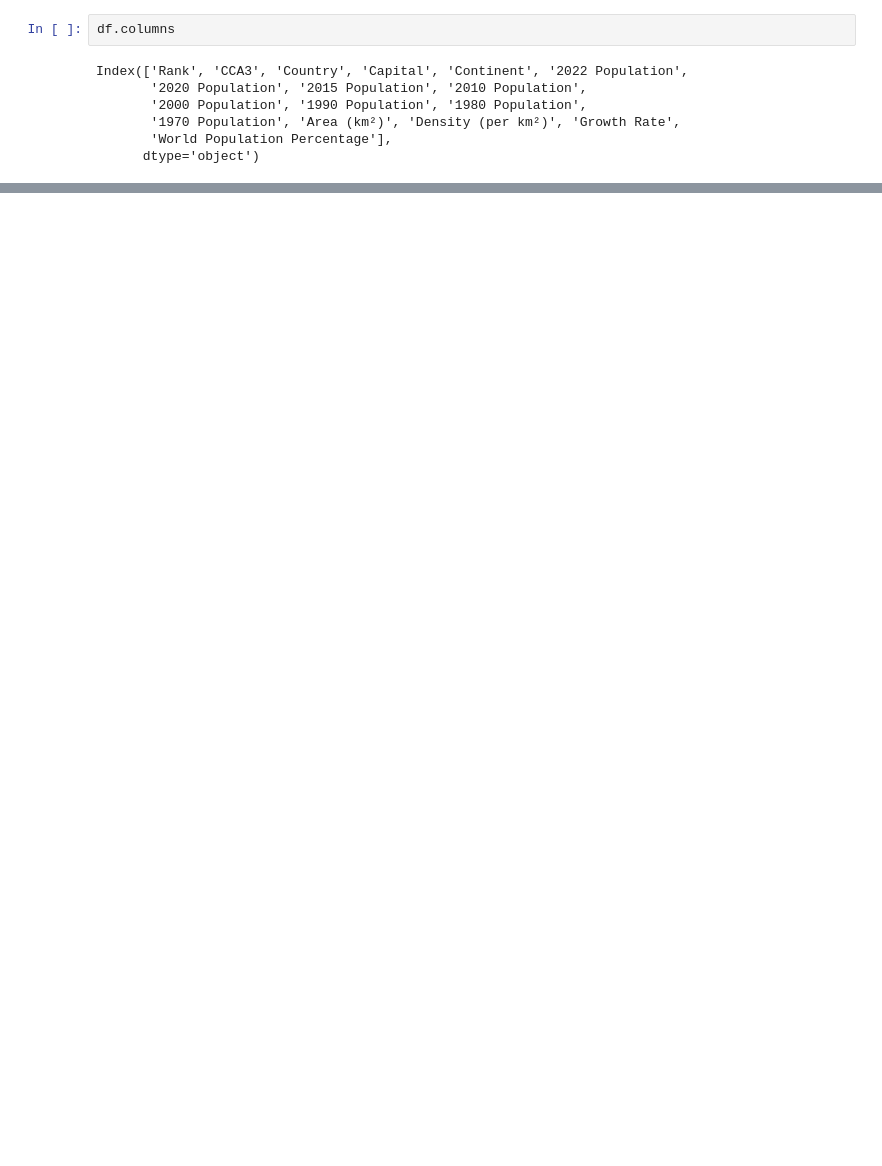
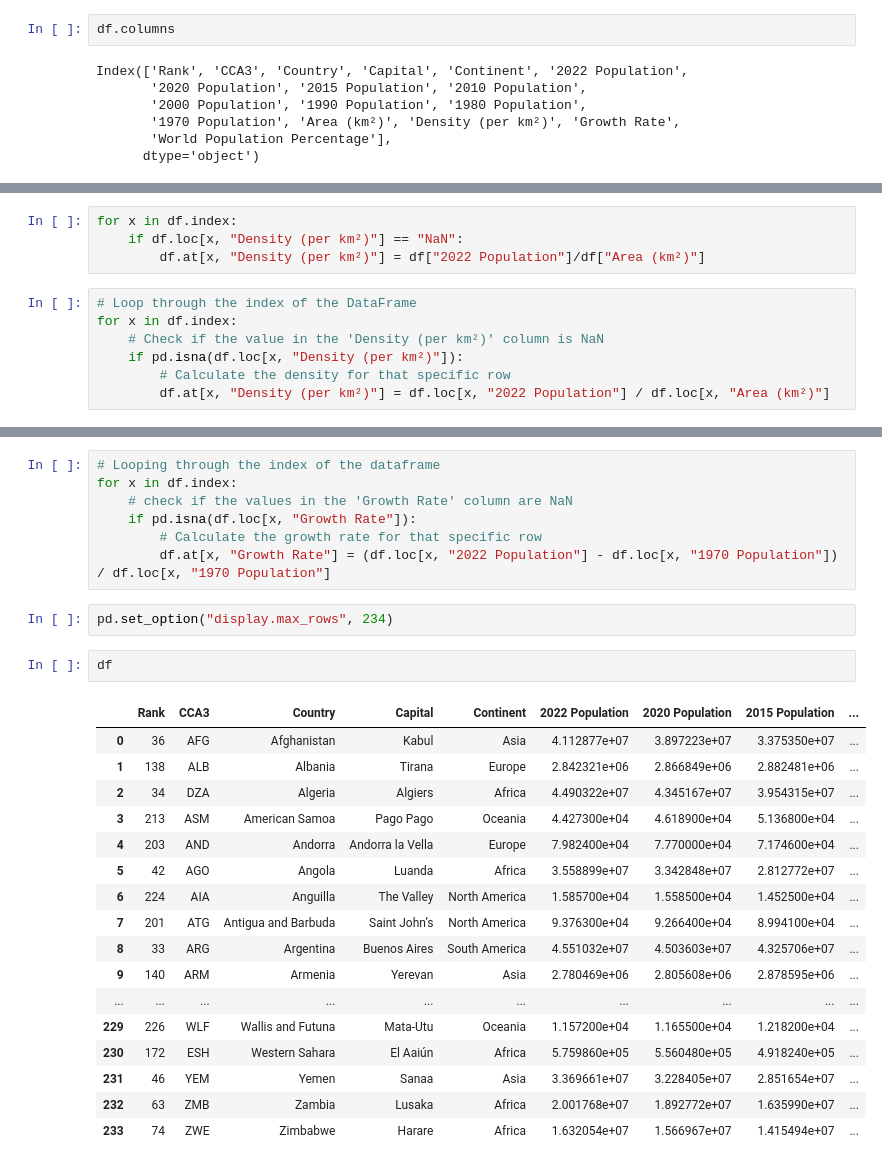
Before and after one commit to Octo-Data-Scientist/Data-Analysis, a Jupyter notebook: World Population/world_population.ipynb, the cells around one changed output, grey strips where cells are left out. Cells and saved outputs as stored; diff of their text form; blank space fills up the shorter version.

Commit message:
fill null values in area, density and growth rate

```diff
--- a/World Population/world_population.ipynb
+++ b/World Population/world_population.ipynb
@@ -207,0 +210,11 @@ Index(['Rank', 'CCA3', 'Country', 'Capital', 'Continent', '2022 Population',
+# %%
+for x in df.index:
+    if df.loc[x, "Density (per km²)"] == "NaN":
+        df.at[x, "Density (per km²)"] = df["2022 Population"]/df["Area (km²)"]
+# %%
+# Loop through the index of the DataFrame
+for x in df.index:
+    # Check if the value in the 'Density (per km²)' column is NaN
+    if pd.isna(df.loc[x, "Density (per km²)"]):
+        # Calculate the density for that specific row
+        df.at[x, "Density (per km²)"] = df.loc[x, "2022 Population"] / df.loc[x, "Area (km²)"]
@@ -207,0 +227,29 @@ Index(['Rank', 'CCA3', 'Country', 'Capital', 'Continent', '2022 Population',
+# %%
+# Looping through the index of the dataframe
+for x in df.index:
+    # check if the values in the 'Growth Rate' column are NaN
+    if pd.isna(df.loc[x, "Growth Rate"]):
+        # Calculate the growth rate for that specific row
+        df.at[x, "Growth Rate"] = (df.loc[x, "2022 Population"] - df.loc[x, "1970 Population"]) / df.loc[x, "1970 Population"]
+# %%
+pd.set_option("display.max_rows", 234)
+# %%
+df
+# %% [output]
+|  | Rank | CCA3 | Country | Capital | Continent | 2022 Population | 2020 Population | 2015 Population | ... |
+| 0 | 36 | AFG | Afghanistan | Kabul | Asia | 4.112877e+07 | 3.897223e+07 | 3.375350e+07 | ... |
+| 1 | 138 | ALB | Albania | Tirana | Europe | 2.842321e+06 | 2.866849e+06 | 2.882481e+06 | ... |
+| 2 | 34 | DZA | Algeria | Algiers | Africa | 4.490322e+07 | 4.345167e+07 | 3.954315e+07 | ... |
+| 3 | 213 | ASM | American Samoa | Pago Pago | Oceania | 4.427300e+04 | 4.618900e+04 | 5.136800e+04 | ... |
+| 4 | 203 | AND | Andorra | Andorra la Vella | Europe | 7.982400e+04 | 7.770000e+04 | 7.174600e+04 | ... |
+| 5 | 42 | AGO | Angola | Luanda | Africa | 3.558899e+07 | 3.342848e+07 | 2.812772e+07 | ... |
+| 6 | 224 | AIA | Anguilla | The Valley | North America | 1.585700e+04 | 1.558500e+04 | 1.452500e+04 | ... |
+| 7 | 201 | ATG | Antigua and Barbuda | Saint John’s | North America | 9.376300e+04 | 9.266400e+04 | 8.994100e+04 | ... |
+| 8 | 33 | ARG | Argentina | Buenos Aires | South America | 4.551032e+07 | 4.503603e+07 | 4.325706e+07 | ... |
+| 9 | 140 | ARM | Armenia | Yerevan | Asia | 2.780469e+06 | 2.805608e+06 | 2.878595e+06 | ... |
+| ... | ... | ... | ... | ... | ... | ... | ... | ... | ... |
+| 229 | 226 | WLF | Wallis and Futuna | Mata-Utu | Oceania | 1.157200e+04 | 1.165500e+04 | 1.218200e+04 | ... |
+| 230 | 172 | ESH | Western Sahara | El Aaiún | Africa | 5.759860e+05 | 5.560480e+05 | 4.918240e+05 | ... |
+| 231 | 46 | YEM | Yemen | Sanaa | Asia | 3.369661e+07 | 3.228405e+07 | 2.851654e+07 | ... |
+| 232 | 63 | ZMB | Zambia | Lusaka | Africa | 2.001768e+07 | 1.892772e+07 | 1.635990e+07 | ... |
+| 233 | 74 | ZWE | Zimbabwe | Harare | Africa | 1.632054e+07 | 1.566967e+07 | 1.415494e+07 | ... |
```
Also changed, not shown: parts of 3 cells of this notebook.
